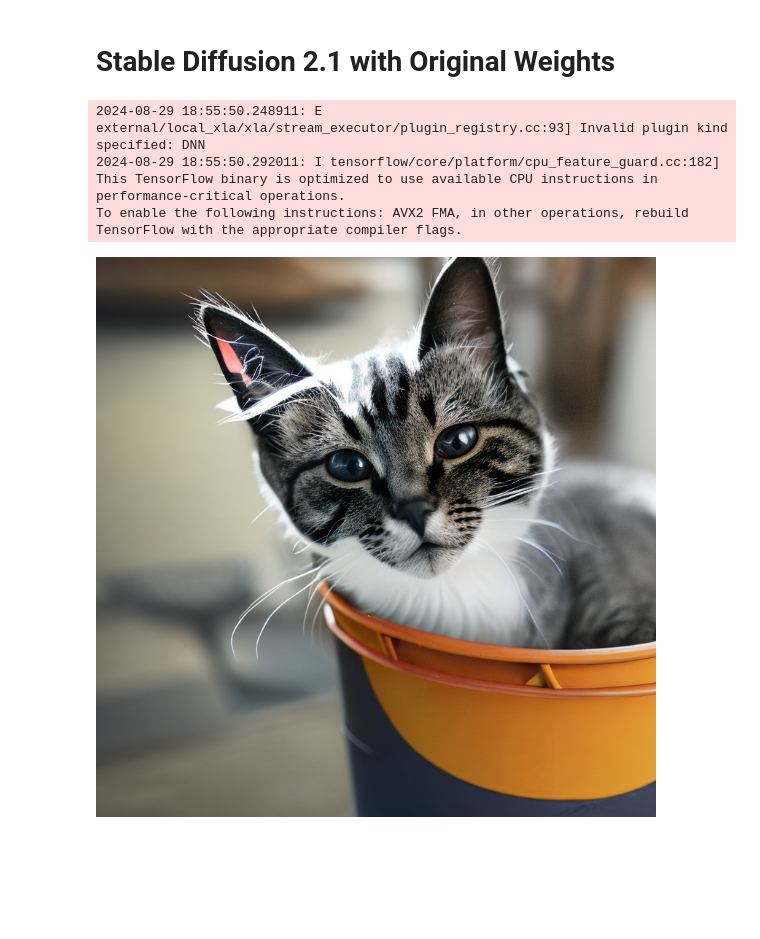
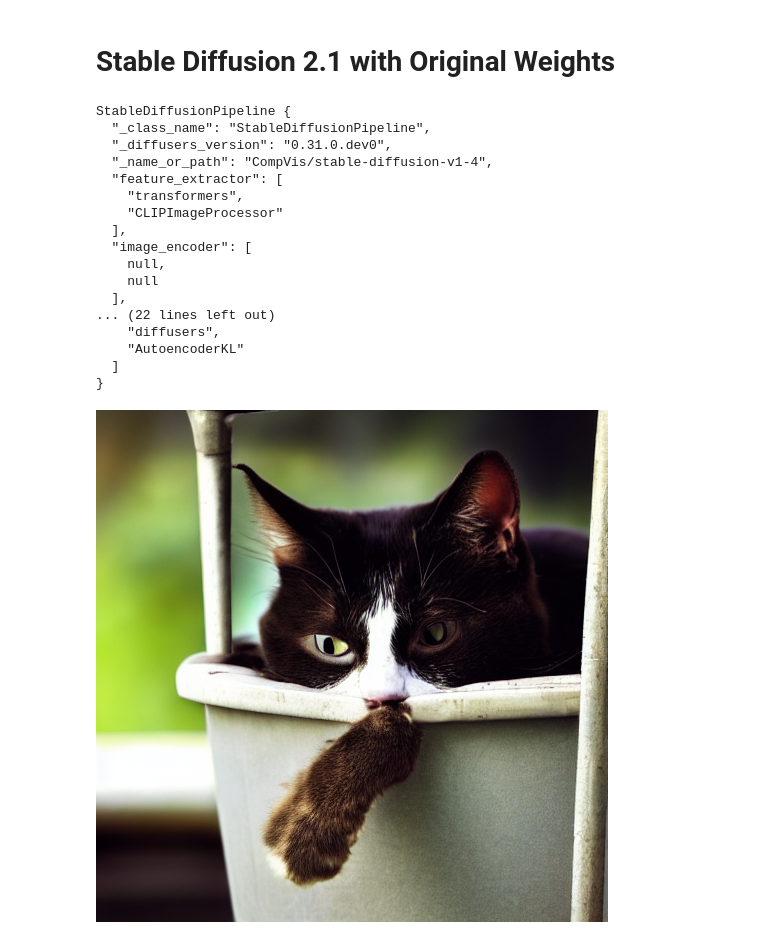
Before and after one commit to Samiii777/AI-Demo, a Jupyter notebook: sd-finetune/demo-SD2.1.ipynb, the cells around one changed output. Drawn from its saved outputs; the diff is of its cells as text; code cells hidden in the pictures; blank space fills up the shorter version.

```diff
--- a/sd-finetune/demo-SD2.1.ipynb
+++ b/sd-finetune/demo-SD2.1.ipynb
@@ -4,17 +4,31 @@
 from diffusers import DiffusionPipeline
 import torch
 
-pipe = DiffusionPipeline.from_pretrained("stabilityai/stable-diffusion-2-1");
-pipe.to("cuda");
+pipeline = DiffusionPipeline.from_pretrained("CompVis/stable-diffusion-v1-4", torch_dtype=torch.float16)
+pipeline.to("cuda")
 # %% [output]
-2024-08-29 18:55:50.248911: E external/local_xla/xla/stream_executor/plugin_registry.cc:93] Invalid plugin kind specified: DNN
-2024-08-29 18:55:50.292011: I tensorflow/core/platform/cpu_feature_guard.cc:182] This TensorFlow binary is optimized to use available CPU instructions in performance-critical operations.
-To enable the following instructions: AVX2 FMA, in other operations, rebuild TensorFlow with the appropriate compiler flags.
+StableDiffusionPipeline {
+  "_class_name": "StableDiffusionPipeline",
+  "_diffusers_version": "0.31.0.dev0",
+  "_name_or_path": "CompVis/stable-diffusion-v1-4",
+  "feature_extractor": [
+    "transformers",
+    "CLIPImageProcessor"
+  ],
+  "image_encoder": [
+    null,
+    null
+  ],
+... (22 lines left out)
+    "diffusers",
+    "AutoencoderKL"
+  ]
+}
 # %%
 prompt = "A photo of a cat in a bucket"
-#generator = torch.Generator("cuda").manual_seed(3)
-image = pipe(prompt, generator=generator).images[0]
+generator = torch.Generator("cuda").manual_seed(3)
+image = pipeline(prompt, generator=generator).images[0]
 
 image
 # %% [output]
-[figure, old version]
+[figure, new version]
```
